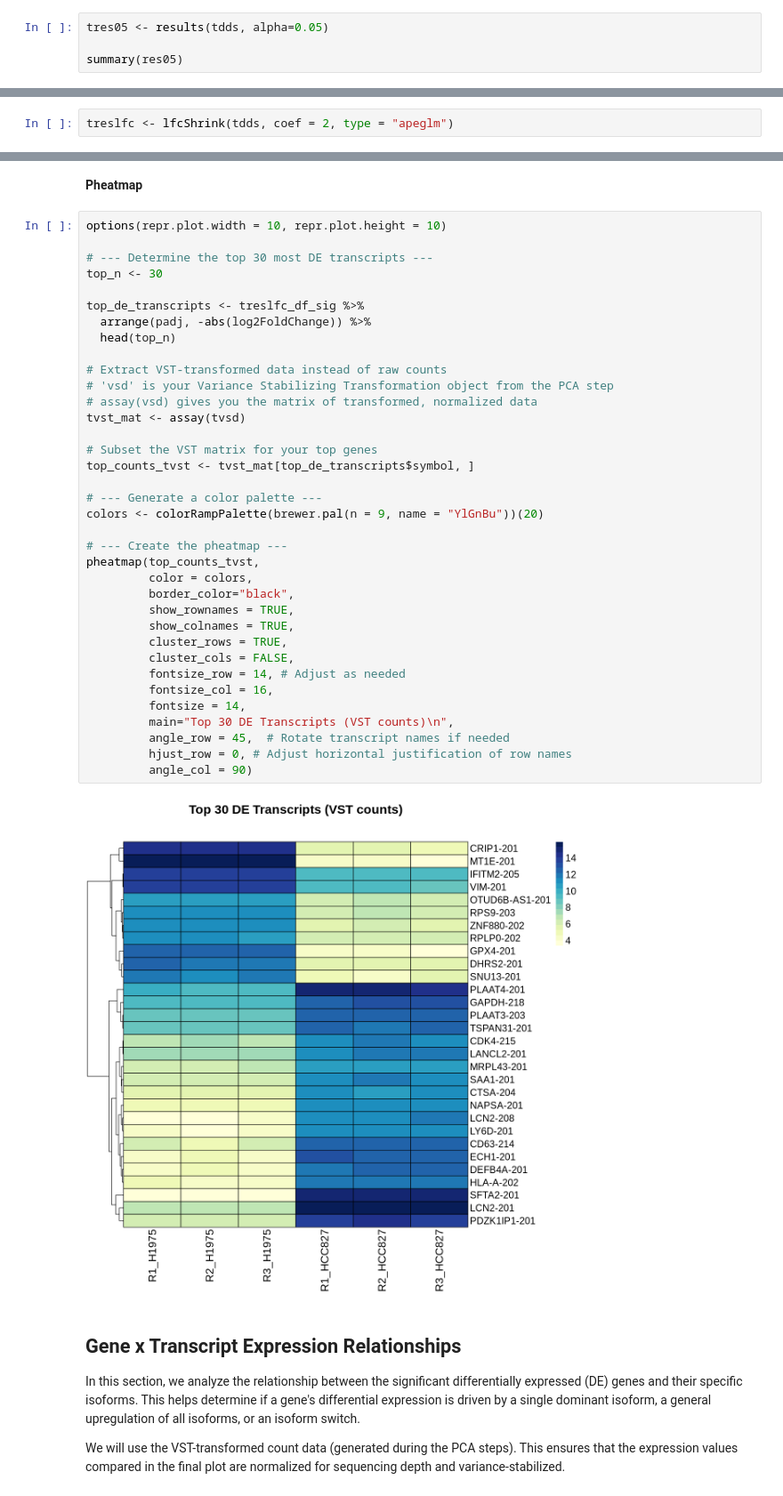
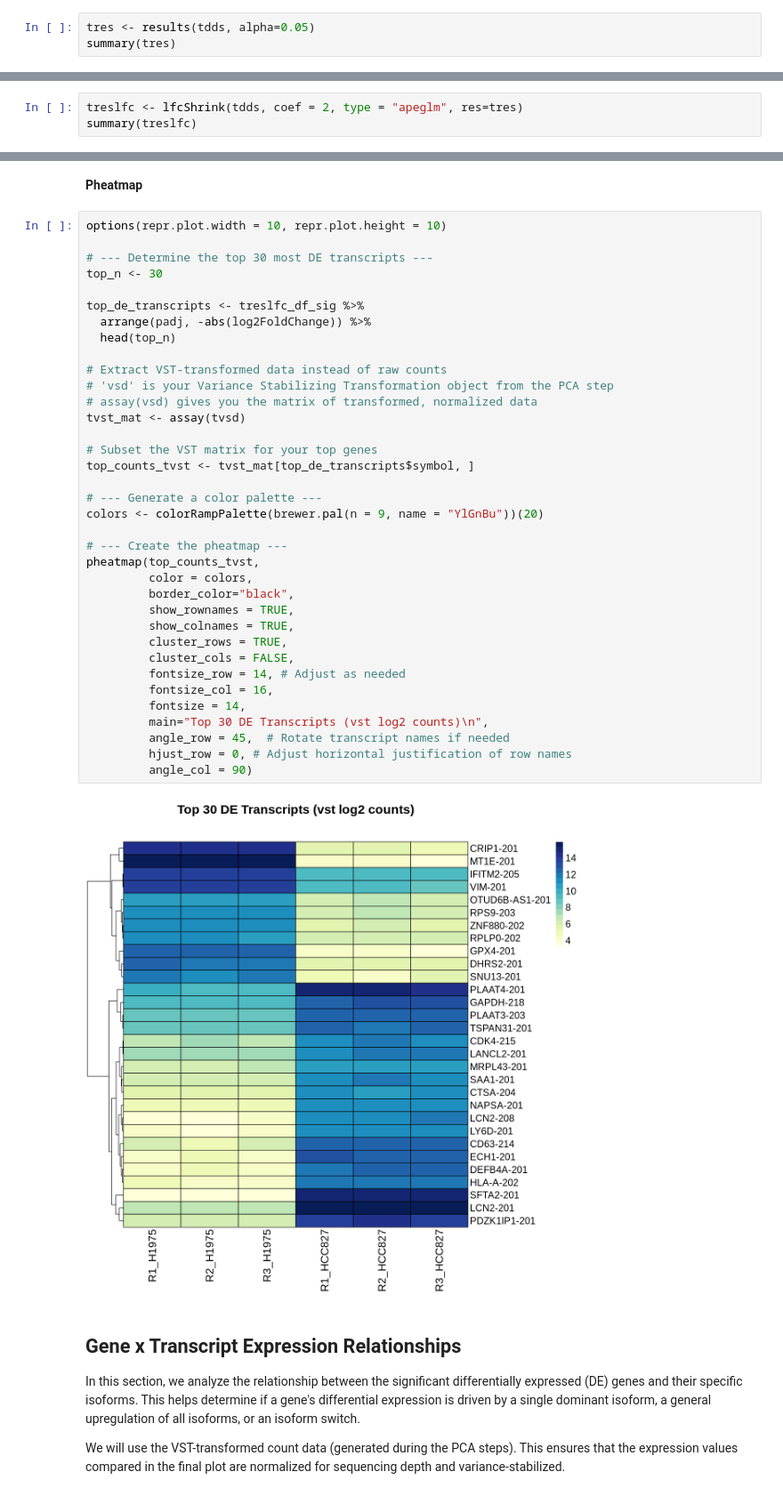
Before and after one commit to integrativebioinformatics/EBI-lrRNAseq-2026, a Jupyter notebook: course materials/dge_dte.ipynb, the cells around one changed output, grey strips where cells are left out. Shown at 89% size. Drawn from its saved outputs; the diff is of its cells as text.

```diff
--- a/course materials/dge_dte.ipynb
+++ b/course materials/dge_dte.ipynb
@@ -820,5 +844,4 @@ Use `results()` on `tdds` to extract transcript-level differential expression st
 # %%
-tres05 <- results(tdds, alpha=0.05)
-
-summary(res05)
+tres <- results(tdds, alpha=0.05)
+summary(tres)
 # %% [output]
@@ -902,7 +947,8 @@ GPR89A-215       0.0499882
 
 Apply `lfcShrink()` to obtain stabilized log2 fold-change estimates for transcripts. Shrunk LFCs reduce noise-driven extreme values and are preferable for plots and ranking transcripts by effect size.
 # %%
-treslfc <- lfcShrink(tdds, coef = 2, type = "apeglm")
+treslfc <- lfcShrink(tdds, coef = 2, type = "apeglm", res=tres)
+summary(treslfc)
 # %% [output]
 using 'apeglm' for LFC shrinkage. If used in published research, please cite:
     Zhu, A., Ibrahim, J.G., Love, M.I. (2018) Heavy-tailed prior distributions for
@@ -1065,35 +1092,35 @@ top_n <- 30
 top_de_transcripts <- treslfc_df_sig %>%
   arrange(padj, -abs(log2FoldChange)) %>%
   head(top_n)
 
 # Extract VST-transformed data instead of raw counts
 # 'vsd' is your Variance Stabilizing Transformation object from the PCA step
 # assay(vsd) gives you the matrix of transformed, normalized data
 tvst_mat <- assay(tvsd)
 
 # Subset the VST matrix for your top genes
 top_counts_tvst <- tvst_mat[top_de_transcripts$symbol, ]
 
 # --- Generate a color palette ---
 colors <- colorRampPalette(brewer.pal(n = 9, name = "YlGnBu"))(20)
 
 # --- Create the pheatmap ---
 pheatmap(top_counts_tvst,
          color = colors,
          border_color="black",
          show_rownames = TRUE,
          show_colnames = TRUE,
          cluster_rows = TRUE,
          cluster_cols = FALSE,
          fontsize_row = 14, # Adjust as needed
          fontsize_col = 16,
          fontsize = 14,
-         main="Top 30 DE Transcripts (VST counts)\n",
+         main="Top 30 DE Transcripts (vst log2 counts)\n",
          angle_row = 45,  # Rotate transcript names if needed
          hjust_row = 0, # Adjust horizontal justification of row names
          angle_col = 90)
 # %% [output]
-[figure, old version]
+[figure, new version]
 # %% [markdown]
 ## **Gene x Transcript Expression Relationships**
 In this section, we analyze the relationship between the significant differentially expressed (DE) genes and their specific isoforms. This helps determine if a gene's differential expression is driven by a single dominant isoform, a general upregulation of all isoforms, or an isoform switch.
```
Also changed, not shown: parts of 50 cells of this notebook, 6 other files.
